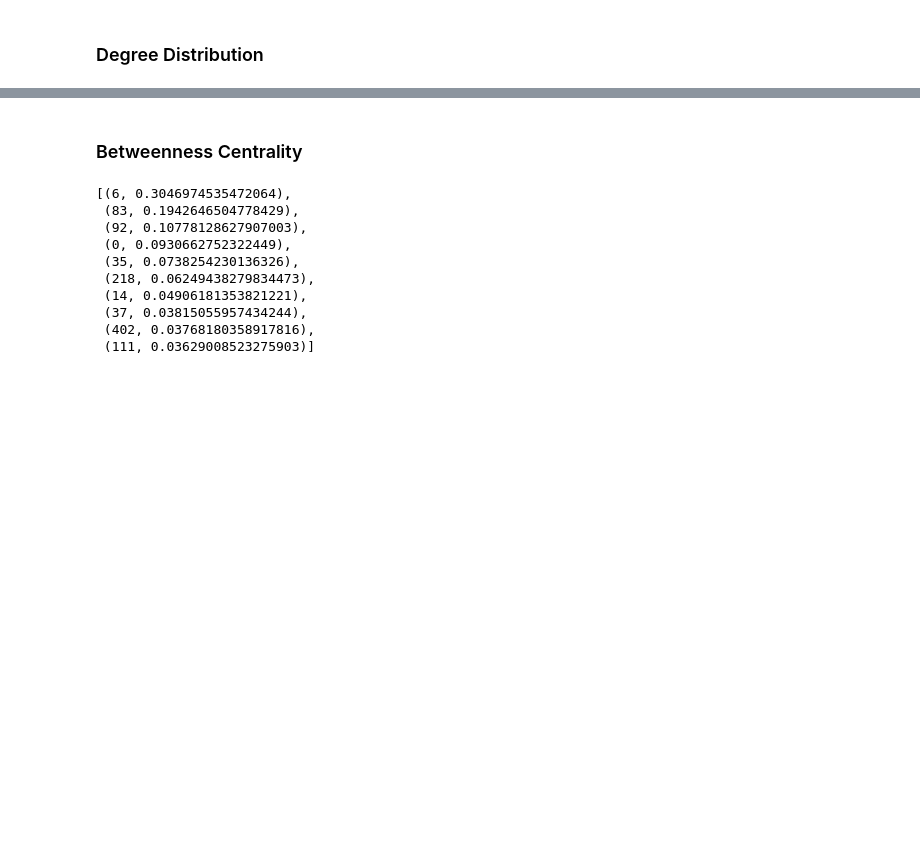
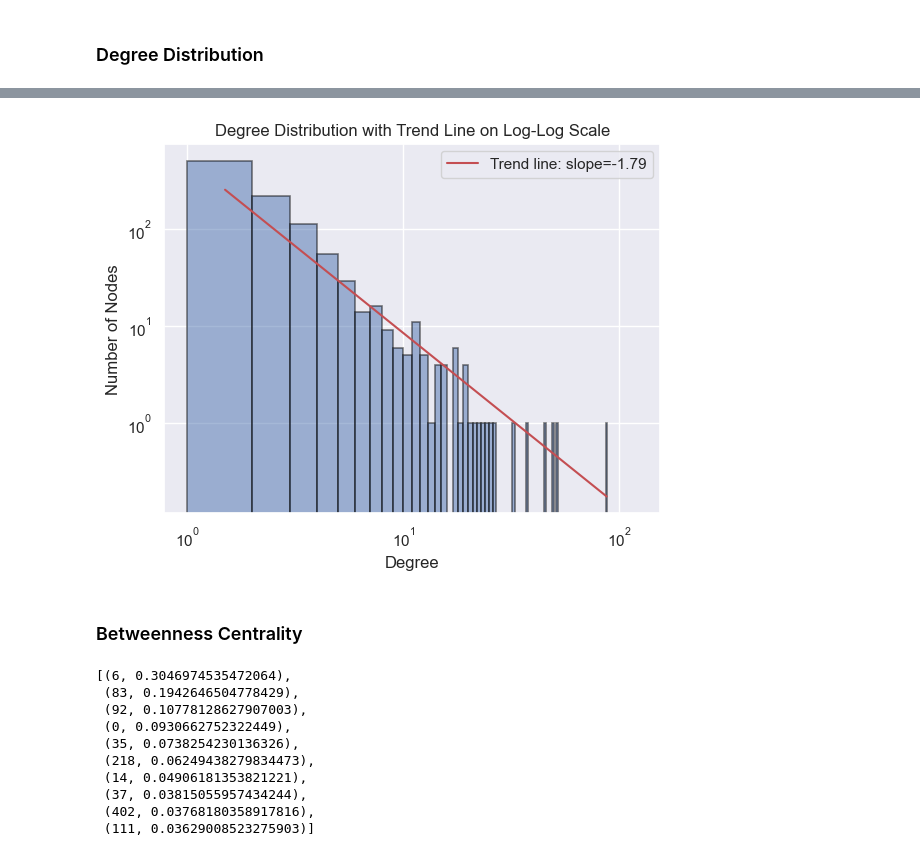
Before and after one commit to Siponek/Network-Analysis-Al-Capone, a Jupyter notebook: src/project_nb.ipynb, the cells around one changed output, grey strips where cells are left out. Saved outputs shown, nothing was run; the diff lists cells and outputs as text; code cells hidden in the pictures; blank space fills up the shorter version.

```diff
--- a/src/project_nb.ipynb
+++ b/src/project_nb.ipynb
@@ -39,3 +137,28 @@ plt.show()
+# %%
+# Log-transform degree and counts for linear regression
+hist, edges = np.histogram(degrees, bins=bins)
+non_zero = hist > 0
+log_bin_centers = np.log(0.5 * (edges[:-1] + edges[1:]))[non_zero]
+log_hist = np.log(hist)[non_zero]
+
+# Linear regression
+slope, intercept, r_value, p_value, std_err = linregress(log_bin_centers, log_hist)
+
+# Plot original histogram
+plt.hist(degrees, bins=bins, alpha=0.5, color='b', edgecolor='black', linewidth=1.2, log=True)
+plt.xscale('log')
+plt.yscale('log')
+
+# Plot trend line
+plt.plot(np.exp(log_bin_centers), np.exp(intercept + slope*log_bin_centers), 'r-', label=f"Trend line: slope={slope:.2f}")
+
+plt.title("Degree Distribution with Trend Line on Log-Log Scale")
+plt.xlabel("Degree")
+plt.ylabel("Number of Nodes")
+plt.legend()
+plt.show()
+# %% [output]
+[figure, added]
 # %% [markdown]
 ### Betweenness Centrality
 # %%
```
Also changed, not shown: parts of 18 cells of this notebook.
